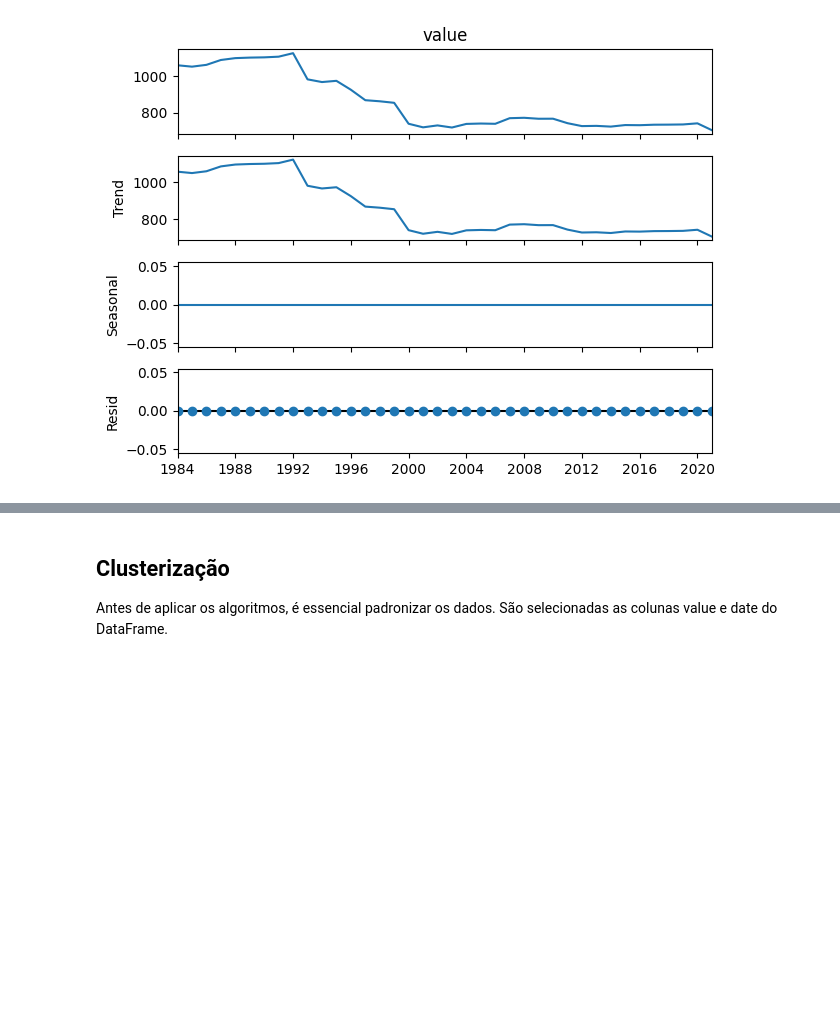
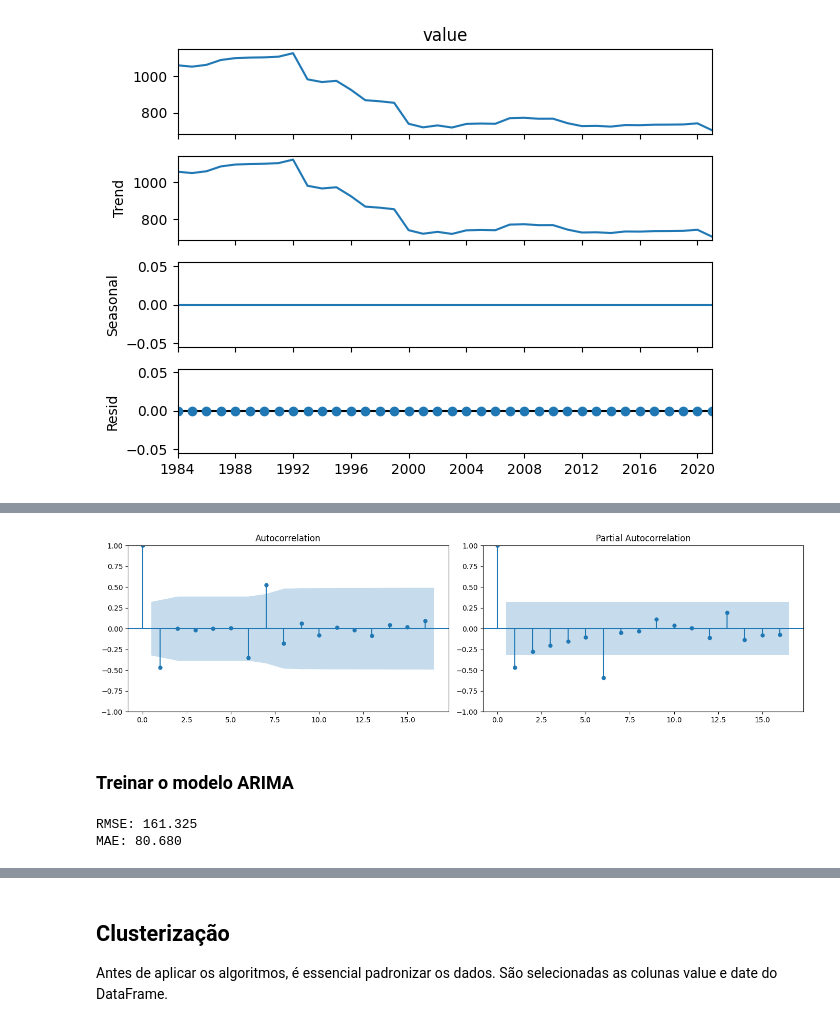
Before and after one commit to FelipeSteudel/Felipe_Steudel-CA1-ML_for_Business, a Jupyter notebook: Felipe Steudel - CA1 - Machine Learning for Business.ipynb, the cells around one changed output, grey strips where cells are left out. Saved outputs shown, nothing was run; the diff lists cells and outputs as text; code cells hidden in the pictures; blank space fills up the shorter version.

```diff
--- a/Felipe Steudel - CA1 - Machine Learning for Business.ipynb
+++ b/Felipe Steudel - CA1 - Machine Learning for Business.ipynb
@@ -457,0 +499,10 @@ plt.show()
+# %%
+fig, axes = plt.subplots(1, 2, figsize=(14, 4))
+plot_acf(ts.diff().dropna(), ax=axes[0])  # se d = 1
+plot_pacf(ts.diff().dropna(), ax=axes[1])
+plt.tight_layout()
+plt.show()
+# %% [output]
+[figure, added]
+# %% [markdown]
+### Treinar o modelo ARIMA
@@ -457,0 +517,10 @@ plt.show()
+# %%
+# Avaliação
+rmse = np.sqrt(mean_squared_error(real, forecast))
+mae = mean_absolute_error(real, forecast)
+
+print(f"RMSE: {rmse:.3f}")
+print(f"MAE: {mae:.3f}")
+# %% [output]
+RMSE: 161.325
+MAE: 80.680
```
Also changed, not shown: parts of 13 cells of this notebook.
